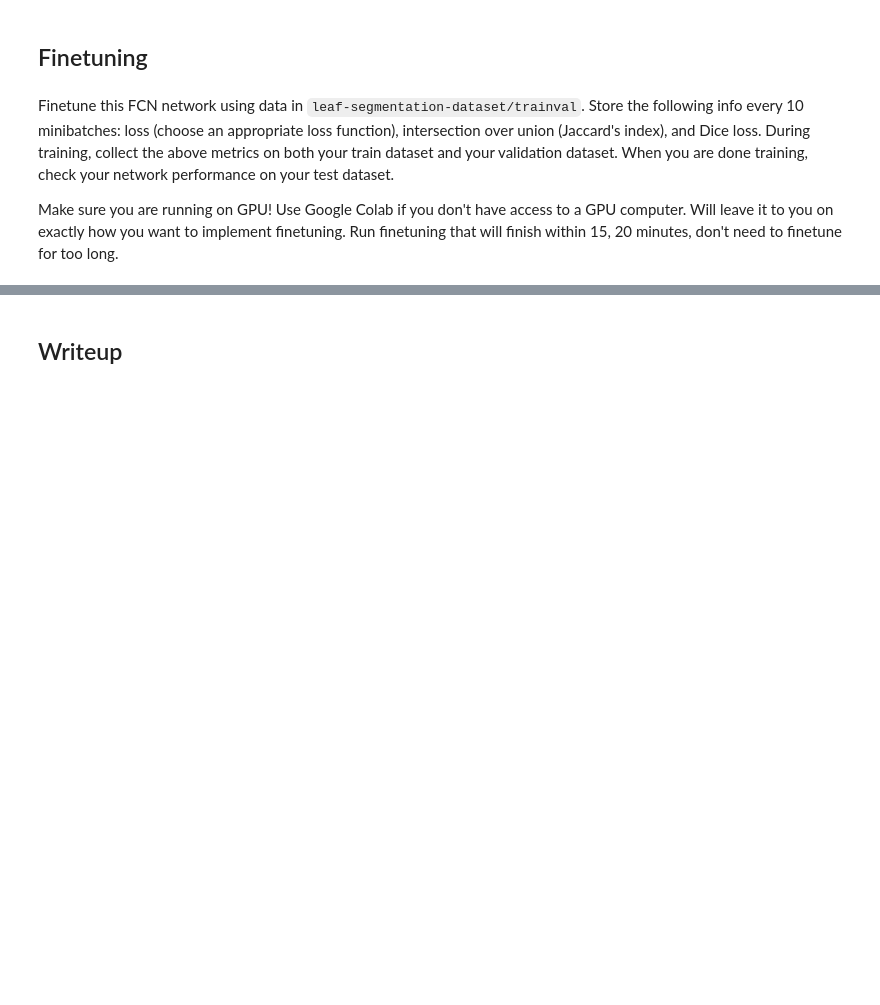
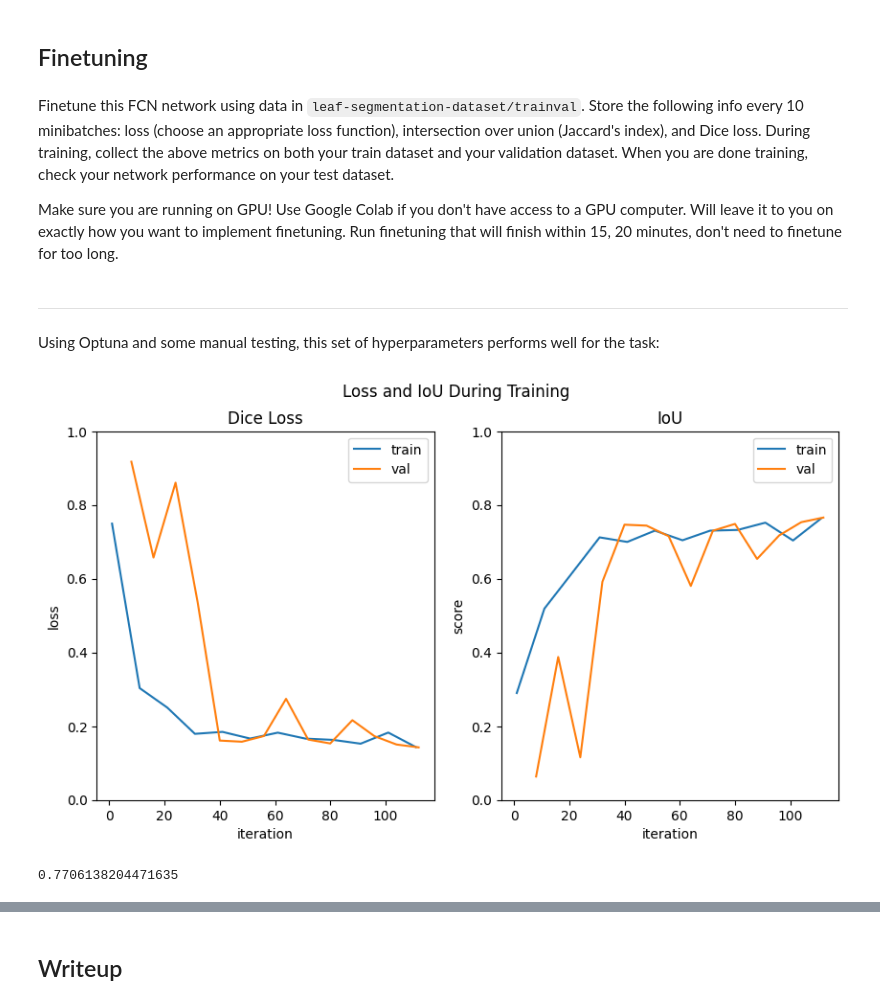
Before and after one commit to jaredliw/ioai-tsp-2025, a Jupyter notebook: lab2/image-segmentation.ipynb, the cells around one changed output, grey strips where cells are left out. Saved outputs shown, nothing was run; the diff lists cells and outputs as text; code cells hidden in the pictures; blank space fills up the shorter version.

```diff
--- a/lab2/image-segmentation.ipynb
+++ b/lab2/image-segmentation.ipynb
@@ -27,0 +279,2 @@ Make sure your shape output makes sense!
+# %%
+dl_train, dl_val, dl_test = create_dataloader(ds_trainval, ds_test)
@@ -54,0 +509,10 @@ class FCN(nn.Module):
+# %%
+class DiceLoss(nn.Module):
+    def __init__(self):
+        super().__init__()
+
+    @staticmethod
+    def forward(outputs, targets):
+        intersection = (outputs * targets).sum()
+        indiv_sum = outputs.sum() + targets.sum()
+        return 1 - 2 * (intersection + 1e-8) / (indiv_sum + 1e-8)
@@ -62,3 +785,5 @@ Also, have you taken care of ImageNet normalization and the variable image sizes
 ## Obtain a baseline performance of your FCN network
 # %% [markdown]
 Select an appropriate metric to gauge your FCN network's performance, then measure baseline performance on the testing set. Your FCN head is untrained at this point, so its performance should not be flattering. But you'll change that in the next section!
+# %%
+seg = BinaryImageSegmenter((dl_train, dl_val, dl_test), lr=0.01, padding=5, stride=12, kernel_size=22)
@@ -68,3 +801,21 @@ Select an appropriate metric to gauge your FCN network's performance, then measu
 Finetune this FCN network using data in `leaf-segmentation-dataset/trainval`. Store the following info every 10 minibatches: loss (choose an appropriate loss function), intersection over union (Jaccard's index), and Dice loss. During training, collect the above metrics on both your train dataset and your validation dataset. When you are done training, check your network performance on your test dataset.
 
 Make sure you are running on GPU! Use Google Colab if you don't have access to a GPU computer. Will leave it to you on exactly how you want to implement finetuning. Run finetuning that will finish within 15, 20 minutes, don't need to finetune for too long.
+# %% [markdown]
+---
+
+Using Optuna and some manual testing, this set of hyperparameters performs well for the task:
+# %%
+seg.lr = 0.013626124089444311
+seg.l2_penalty = 3.9275473662704944e-05
+seg.reload_model(kernel_size=22, padding=6, stride=12)
+seg.fit(14)
+# %%
+seg.plot_train(10);
+# %% [output]
+[figure, added]
+# %%
+res = seg.predict("test", scales=np.arange(8, 15, 0.5))
+res["weighted_iou"]
+# %% [output]
+0.7706138204471635
```
Also changed, not shown: parts of 68 cells of this notebook.
